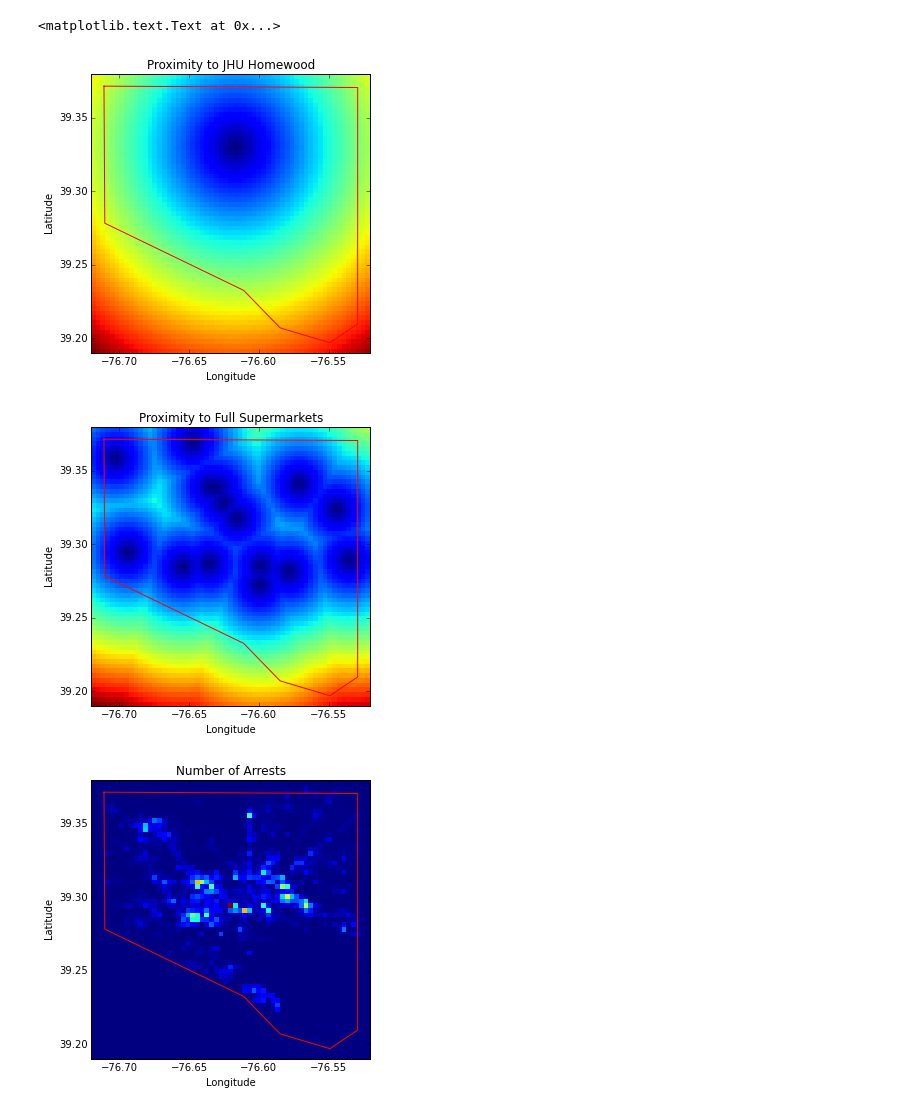
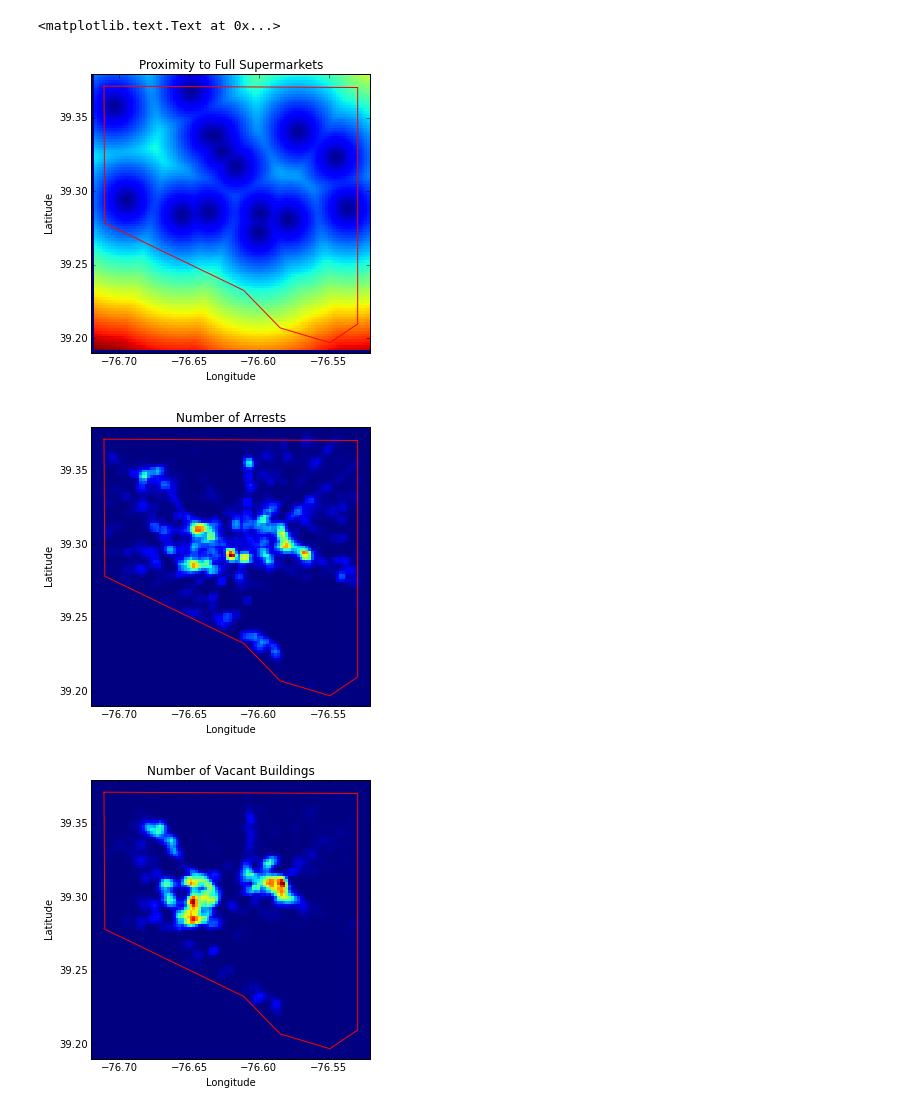
Before and after one commit to dvdwllc/stomping-grounds, a Jupyter notebook: proposal_pt2.ipynb, the cells around one changed output. Cells and saved outputs as stored; diff of their text form; code cells hidden in the pictures.

```diff
--- a/proposal_pt2.ipynb
+++ b/proposal_pt2.ipynb
@@ -30,15 +30,15 @@ JHU_heat = mapcalc.compute_distances_to_POIs(JHU)
 # %%
 # plot each of the 2D heatmaps from above
-mapcalc.plot_distances_to_POIs(JHU_heat)
-plt.title('Proximity to JHU Homewood')
+#mapcalc.plot_distances_to_POIs(JHU_heat)
+#plt.title('Proximity to JHU Homewood')
 mapcalc.plot_distances_to_POIs(grocery_heat)
 plt.title('Proximity to Full Supermarkets')
 mapcalc.plot_distances_to_POIs(arrest_heat)
 plt.title('Number of Arrests')
 mapcalc.plot_distances_to_POIs(vacancy_heat)
 plt.title('Number of Vacant Buildings')
 # %% [output]
 <matplotlib.text.Text at 0x...>
-[figure, old version]
+[figure, new version]
-[figure, old version]
+[figure, new version]
-[figure, old version]
+[figure, new version]
```
Also changed, not shown: parts of 20 cells of this notebook, 2 other files.
